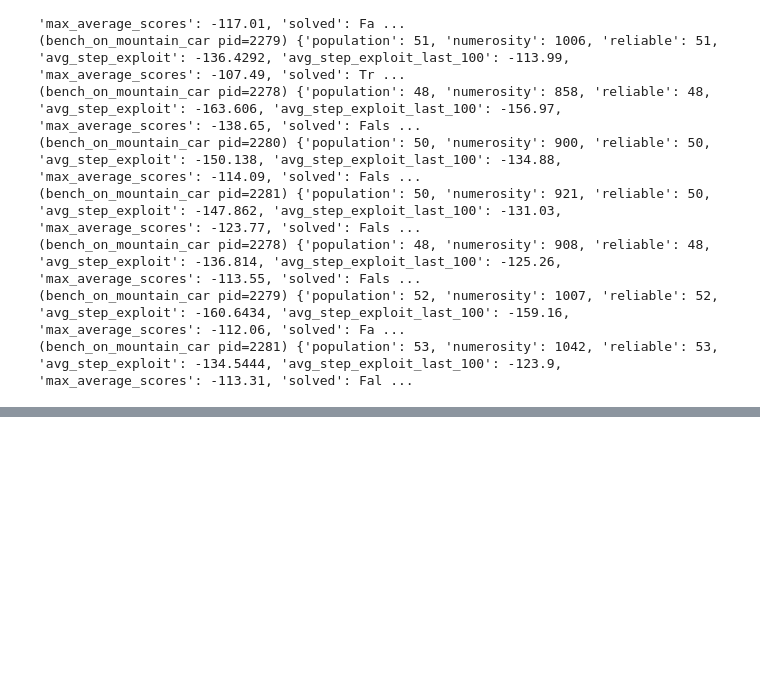
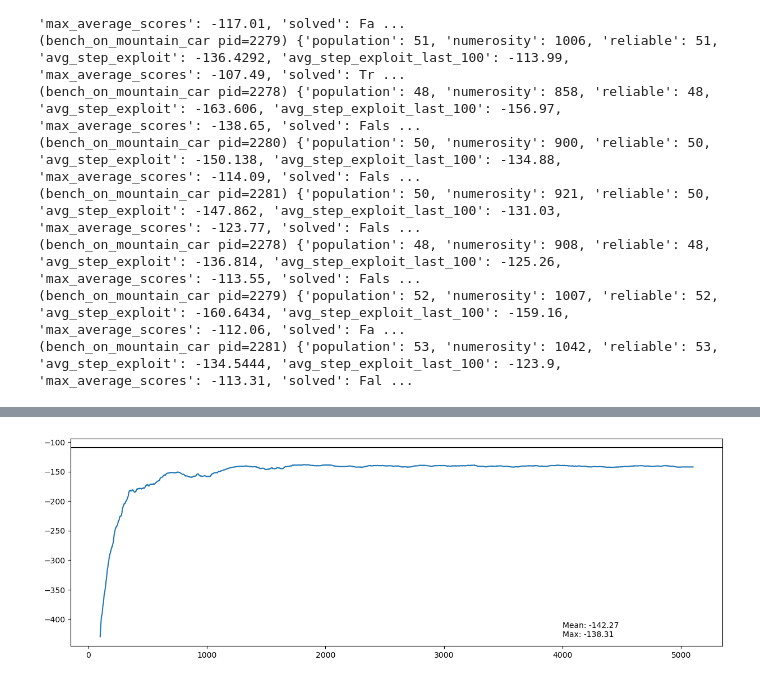
Before and after one commit to RomainOr/Reasoning-with-ALCS, a Jupyter notebook: my_examples/MountainCar - Bench - Beacs.ipynb, the cells around one changed output, grey strips where cells are left out. Saved outputs shown, nothing was run; the diff lists cells and outputs as text; code cells hidden in the pictures; blank space fills up the shorter version.

```diff
--- a/my_examples/MountainCar - Bench - Beacs.ipynb
+++ b/my_examples/MountainCar - Bench - Beacs.ipynb
@@ -214,0 +238,8 @@ ray.shutdown()
+# %%
+plt.figure().set_figwidth(15)
+plt.axhline(y = -110.0, color = 'black', linestyle = '-')
+plt.plot(x, data_average_scores)
+plt.text(NUMBER_OF_EXPLOIT_TRIALS*4/5, min(data_average_scores), f"Mean: {sum(data_average_scores[-100:]) / len(data_average_scores[-100:]): .2f}\nMax: {max(data_average_scores): .2f}")
+plt.show()
+# %% [output]
+[figure, added]
```
Also changed, not shown: parts of 3 cells of this notebook, 2 other files.
